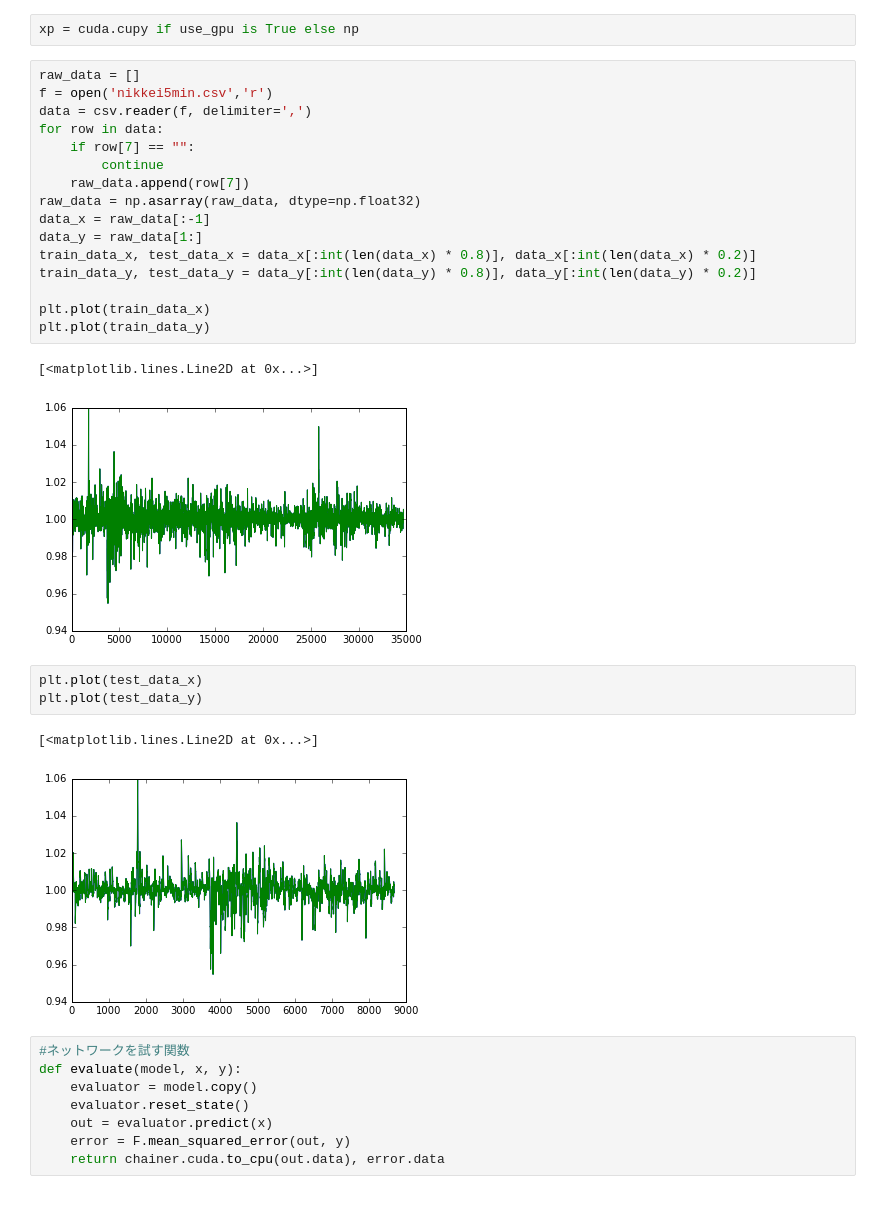
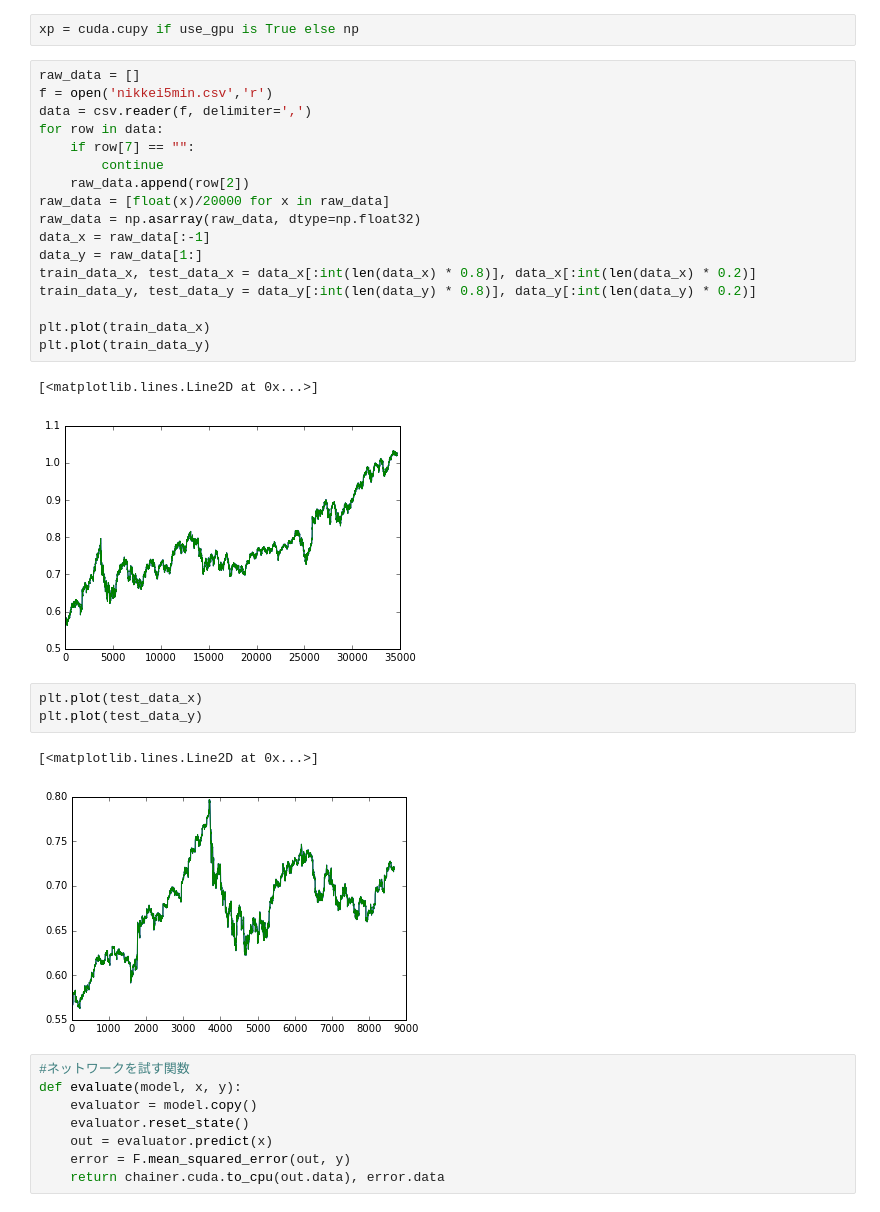
Before and after one commit to haretaro/ichiyo, a Jupyter notebook: net/train.ipynb, the cells around one changed output. Drawn from its saved outputs; the diff is of its cells as text.

```diff
--- a/net/train.ipynb
+++ b/net/train.ipynb
@@ -24,28 +24,29 @@ xp = cuda.cupy if use_gpu is True else np
 # %%
 raw_data = []
 f = open('nikkei5min.csv','r')
 data = csv.reader(f, delimiter=',')
 for row in data:
     if row[7] == "":
         continue
-    raw_data.append(row[7])
+    raw_data.append(row[2])
+raw_data = [float(x)/20000 for x in raw_data]
 raw_data = np.asarray(raw_data, dtype=np.float32)
 data_x = raw_data[:-1]
 data_y = raw_data[1:]
 train_data_x, test_data_x = data_x[:int(len(data_x) * 0.8)], data_x[:int(len(data_x) * 0.2)]
 train_data_y, test_data_y = data_y[:int(len(data_y) * 0.8)], data_y[:int(len(data_y) * 0.2)]
 
 plt.plot(train_data_x)
 plt.plot(train_data_y)
 # %% [output]
 [<matplotlib.lines.Line2D at 0x...>]
-[figure, old version]
+[figure, new version]
 # %%
 plt.plot(test_data_x)
 plt.plot(test_data_y)
 # %% [output]
 [<matplotlib.lines.Line2D at 0x...>]
-[figure, old version]
+[figure, new version]
 # %%
 #ネットワークを試す関数
 def evaluate(model, x, y):
```
Also changed, not shown: parts of 8 cells of this notebook, 1 other file.
